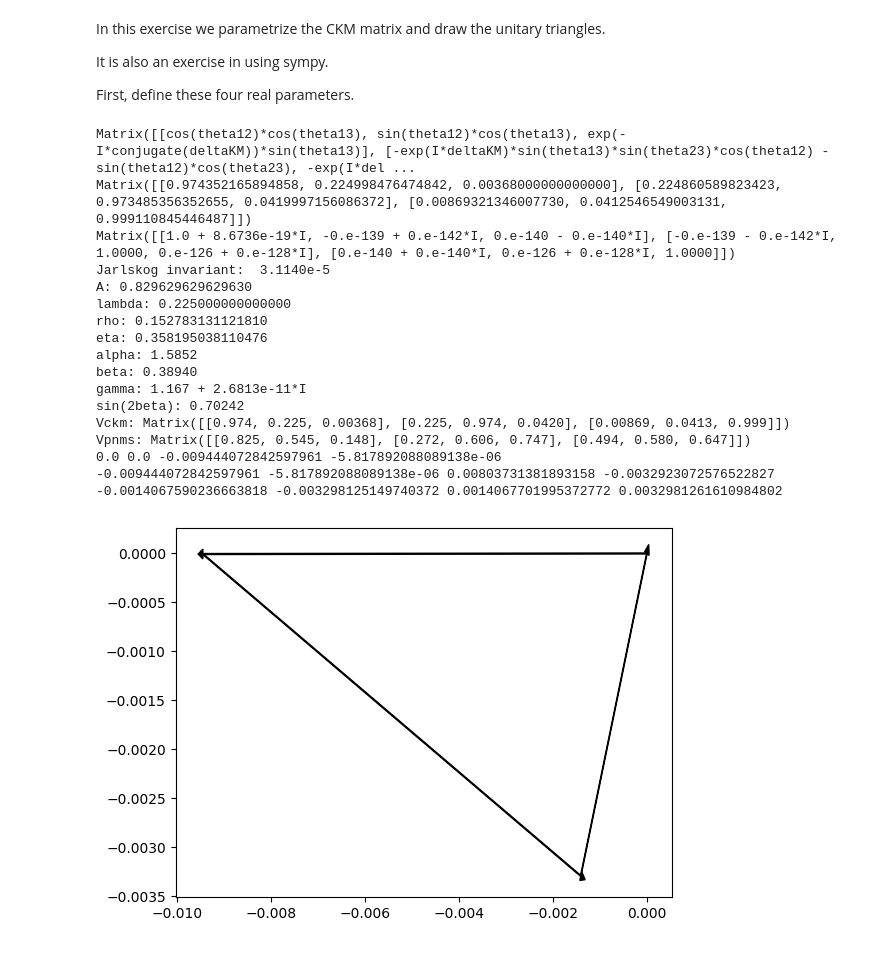
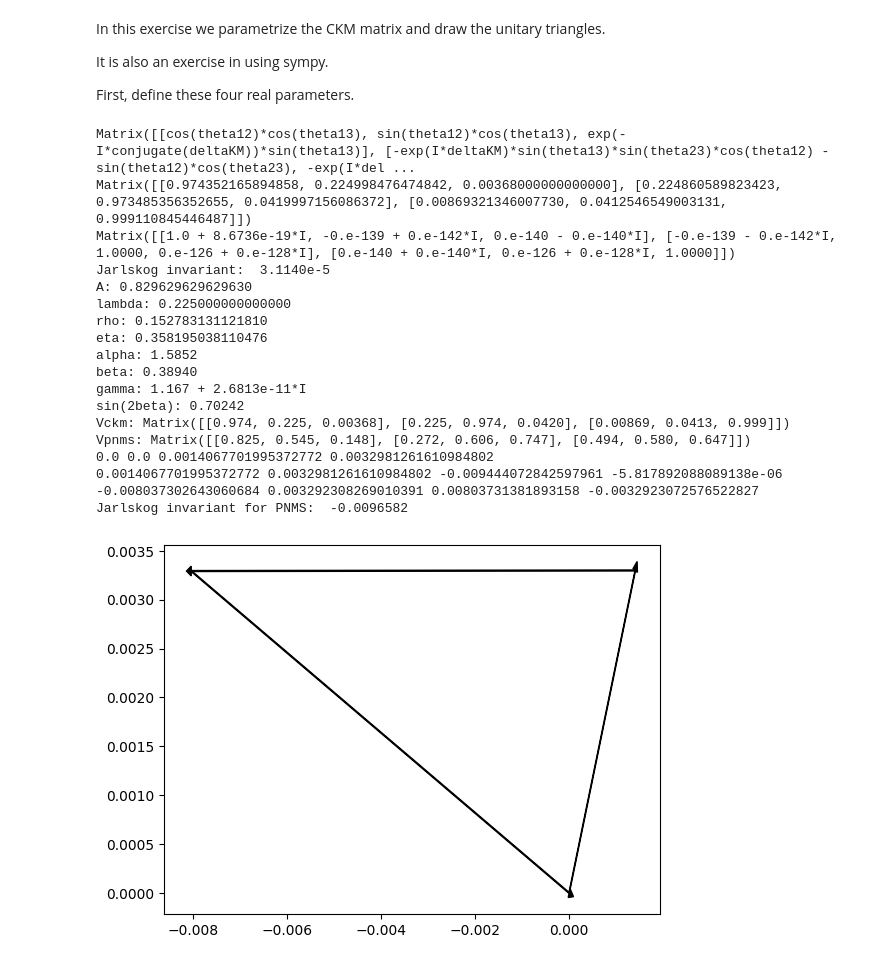
Before and after one commit to wouterhuls/FlavourPhysicsBND2023, a Jupyter notebook: ckmmatrix_solution.ipynb, the cells around one changed output. Cells and saved outputs as stored; diff of their text form; code cells hidden in the pictures.

```diff
--- a/ckmmatrix_solution.ipynb
+++ b/ckmmatrix_solution.ipynb
@@ -15,18 +17,6 @@ conjugate = sp.functions.elementary.complexes.conjugate
 init_printing()
 
 # define four real parameters
-#lamda, A, eta, rho = sp.symbols('lambda A eta rho')
-
-# define the sins of the mixing angles in terms of these
-#s12 = lamda
-#s23 = A * lamda**2
-#s13eidelta = A * lamda**3 * (rho + sp.I * eta)
-#s13 = sympy.functions.elementary.complexes.Abs(s13eiphi)
-#deltaKM = -sympy.functions.elementary.complexes.arg(s13eiphi)
-#Vub = sympy.functions.elementary.complexes.conjugate(s13eidelta)
-
-# perhaps we should turn it around: define the angles and delta, and then draw
-
 theta12, theta13, theta23, deltaKM = sp.symbols('theta12 theta13 theta23 deltaKM')
 
 s12 = sp.sin(theta12)
@@ -101,38 +91,38 @@ leptonvalueset = { theta12: 33.41*degtorad, theta23:49.1*degtorad, theta13:8.54*
              deltaKM:197*degtorad }
 print("Vpnms:", sp.Abs(Vckm).evalf(3,subs=leptonvalueset))
 
-
-
-
 # draw the unitarity triangle
 import matplotlib.pyplot as plt
 ax = plt.axes()
 x = 0.
 y = 0.
-for i in [1,2,0]:
+for i in range(3):
   z = Vckm[i,0] * conjugate(Vckm[i,2]) #/ ( Vckm[1,0] * conjugate(Vckm[1,2]) )
   dx = float(sp.re(z).evalf(5,subs=valueset))
   dy = float(sp.im(z).evalf(5,subs=valueset))
   print(x,y,dx,dy)
   plt.arrow(x,y,dx,dy,width=1e-5,head_width=1e-4, head_length=1e-4,fc='k', ec='k')
   x += dx
   y += dy
+
+print("Jarlskog invariant for PNMS: ", J.evalf(5,subs=leptonvalueset))
 # %% [output]
 Matrix([[cos(theta12)*cos(theta13), sin(theta12)*cos(theta13), exp(-I*conjugate(deltaKM))*sin(theta13)], [-exp(I*deltaKM)*sin(theta13)*sin(theta23)*cos(theta12) - sin(theta12)*cos(theta23), -exp(I*del ...
 Matrix([[0.974352165894858, 0.224998476474842, 0.00368000000000000], [0.224860589823423, 0.973485356352655, 0.0419997156086372], [0.00869321346007730, 0.0412546549003131, 0.999110845446487]])
 Matrix([[1.0 + 8.6736e-19*I, -0.e-139 + 0.e-142*I, 0.e-140 - 0.e-140*I], [-0.e-139 - 0.e-142*I, 1.0000, 0.e-126 + 0.e-128*I], [0.e-140 + 0.e-140*I, 0.e-126 + 0.e-128*I, 1.0000]])
 Jarlskog invariant:  3.1140e-5
 A: 0.829629629629630
 lambda: 0.225000000000000
 rho: 0.152783131121810
 eta: 0.358195038110476
 alpha: 1.5852
 beta: 0.38940
 gamma: 1.167 + 2.6813e-11*I
 sin(2beta): 0.70242
 Vckm: Matrix([[0.974, 0.225, 0.00368], [0.225, 0.974, 0.0420], [0.00869, 0.0413, 0.999]])
 Vpnms: Matrix([[0.825, 0.545, 0.148], [0.272, 0.606, 0.747], [0.494, 0.580, 0.647]])
-0.0 0.0 -0.009444072842597961 -5.817892088089138e-06
--0.009444072842597961 -5.817892088089138e-06 0.00803731381893158 -0.0032923072576522827
--0.0014067590236663818 -0.003298125149740372 0.0014067701995372772 0.0032981261610984802
+0.0 0.0 0.0014067701995372772 0.0032981261610984802
+0.0014067701995372772 0.0032981261610984802 -0.009444072842597961 -5.817892088089138e-06
+-0.008037302643060684 0.003292308269010391 0.00803731381893158 -0.0032923072576522827
+Jarlskog invariant for PNMS:  -0.0096582
-[figure, old version]
+[figure, new version]
```
Also changed, not shown: parts of 1 cell of this notebook.
